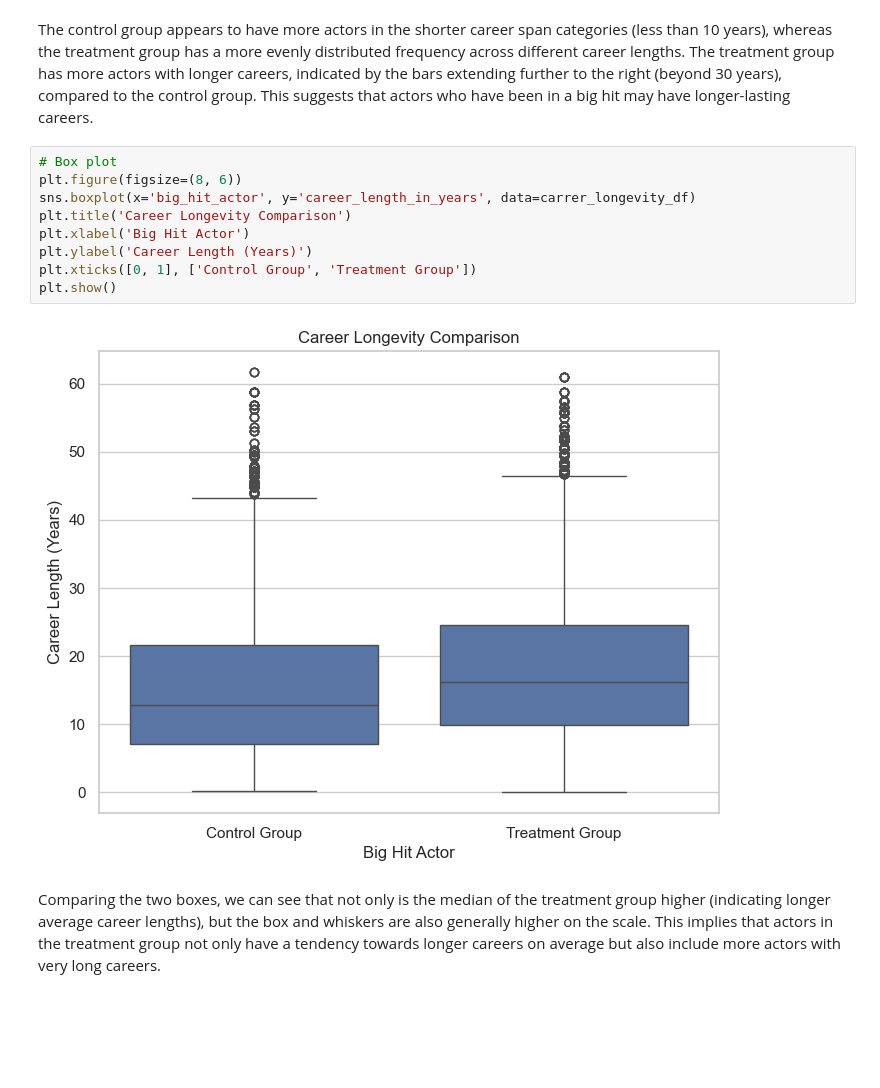
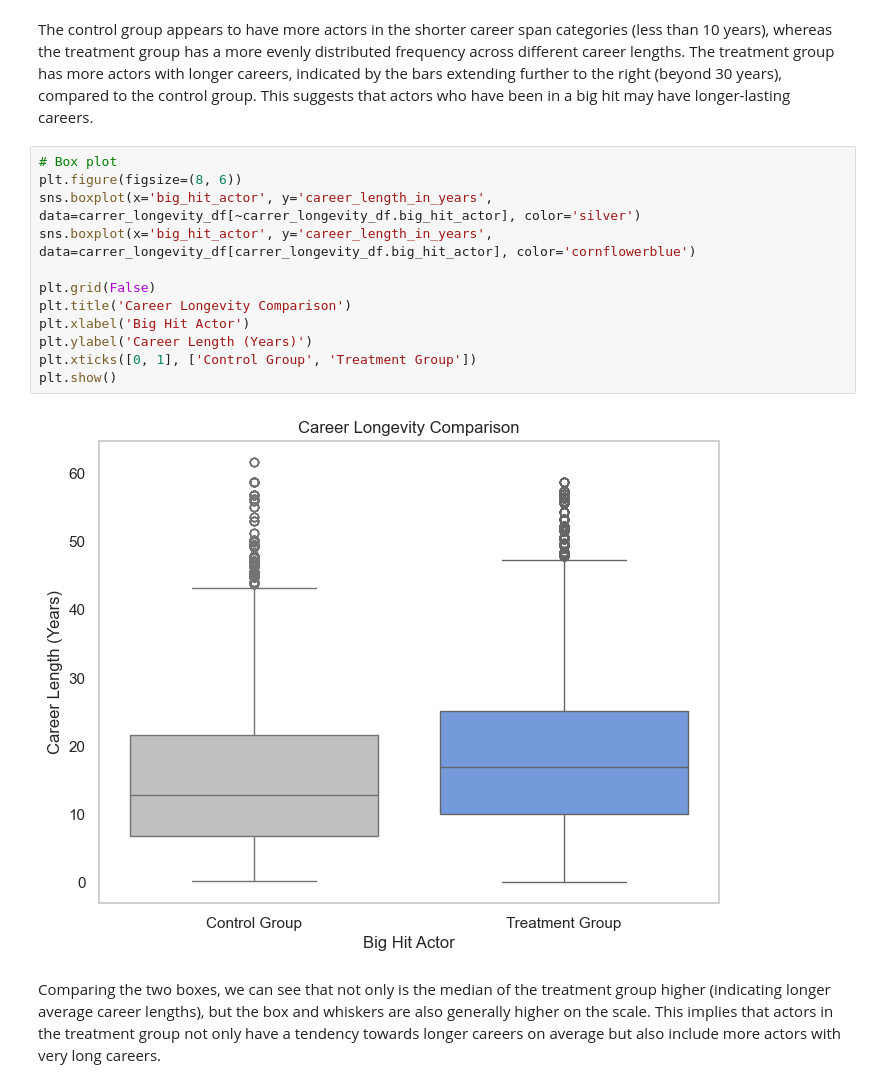
Before and after one commit to epfl-ada/ada-2023-project-pinacolada23, a Jupyter notebook: observational_study.ipynb, the cells around one changed output. Cells and saved outputs as stored; diff of their text form; blank space fills up the shorter version.

```diff
--- a/observational_study.ipynb
+++ b/observational_study.ipynb
@@ -98,14 +90,17 @@ The control group appears to have more actors in the shorter career span categor
 # %%
 # Box plot
 plt.figure(figsize=(8, 6))
-sns.boxplot(x='big_hit_actor', y='career_length_in_years', data=carrer_longevity_df)
+sns.boxplot(x='big_hit_actor', y='career_length_in_years', data=carrer_longevity_df[~carrer_longevity_df.big_hit_actor], color='silver')
+sns.boxplot(x='big_hit_actor', y='career_length_in_years', data=carrer_longevity_df[carrer_longevity_df.big_hit_actor], color='cornflowerblue')
+
+plt.grid(False)
 plt.title('Career Longevity Comparison')
 plt.xlabel('Big Hit Actor')
 plt.ylabel('Career Length (Years)')
 plt.xticks([0, 1], ['Control Group', 'Treatment Group'])
 plt.show()
 # %% [output]
-[figure, old version]
+[figure, new version]
 # %% [markdown]
 Comparing the two boxes, we can see that not only is the median of the treatment group higher (indicating longer average career lengths), but the box and whiskers are also generally higher on the scale. This implies that actors in the treatment group not only have a tendency towards longer careers on average but also include more actors with very long careers.
 # %% [markdown]
```
Also changed, not shown: parts of 34 cells of this notebook, 1 other file.
